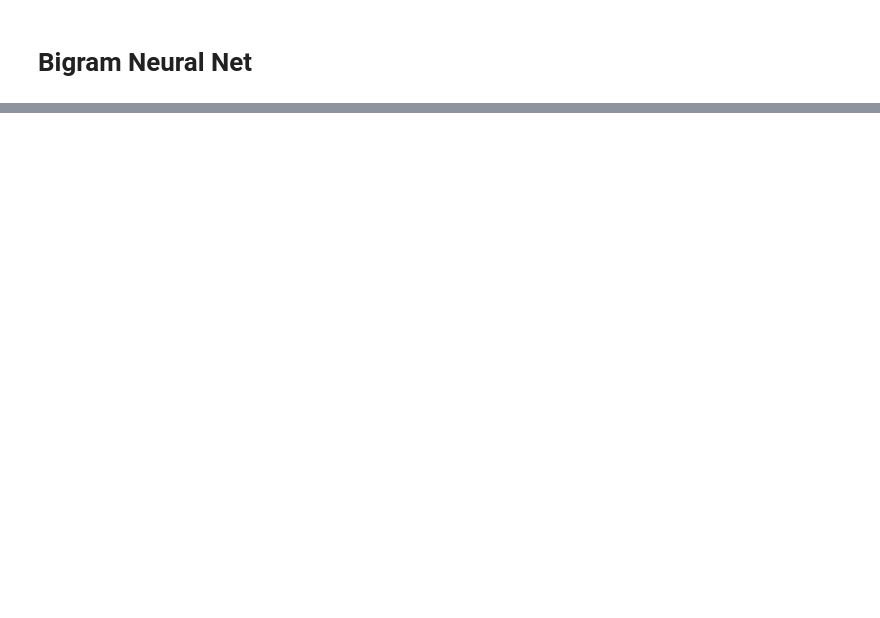
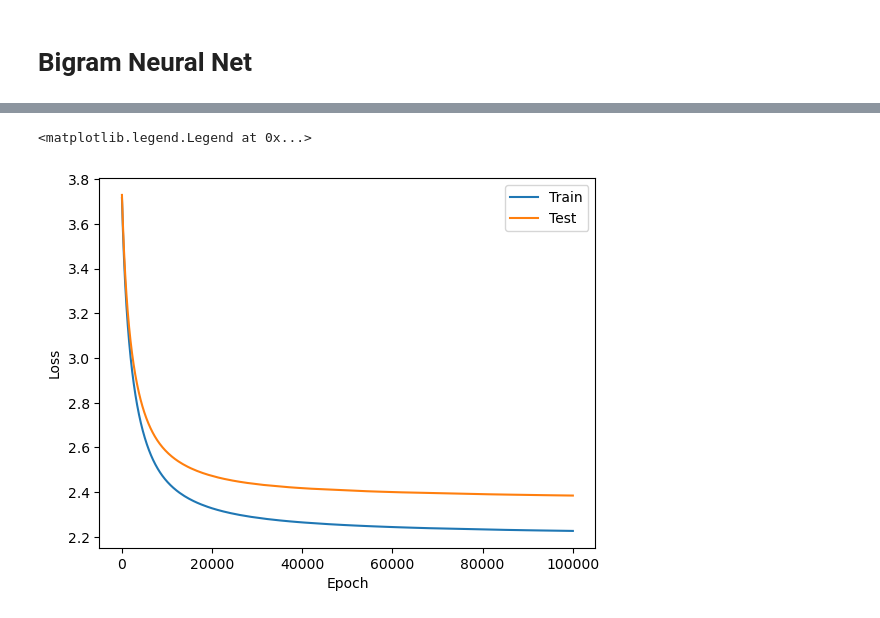
Before and after one commit to mayank-soni/makemore, a Jupyter notebook: makemore.ipynb, the cells around one changed output, grey strips where cells are left out. Saved outputs shown, nothing was run; the diff lists cells and outputs as text; code cells hidden in the pictures; blank space fills up the shorter version.

```diff
--- a/makemore.ipynb
+++ b/makemore.ipynb
@@ -62 +58,3 @@ from src.bigram.bigram import BigramModel
+# %%
+female_names.train_bigrams = Names.to_bigrams(female_names.train)
 # %%
@@ -66,3 +85,6 @@ model.train()
+# %%
+female_names.all_bigrams = Names.to_bigrams(female_names.data)
+model.train(female_names.all_bigrams, female_names.chars)
 # %%
 torch.save(model, ROOT_DIR / "models" / "bigram.pt")
 # %% [markdown]
@@ -192,0 +162,13 @@ plt.plot(loss_history)
+# %%
+# Initialise neural net
+bigram_nnet = BigramNnet([len(DEFAULT_CHARS), len(DEFAULT_CHARS)], alpha=0)
+bigram_nnet.train(
+    x=female_names.x_train,
+    y=female_names.y_train,
+    weights=female_names.weights_train,
+    val_x=female_names.x_test,
+    val_y=female_names.y_test,
+    val_weights=female_names.weights_test,
+    epochs=100000,
+    lr=0.05,
+)
@@ -192,0 +196,10 @@ plt.plot(loss_history)
+# %%
+# Plot the loss history
+plt.plot(bigram_nnet.loss_history["train"], label="Train")
+plt.plot(bigram_nnet.loss_history["test"], label="Test")
+plt.xlabel("Epoch")
+plt.ylabel("Loss")
+plt.legend()
+# %% [output]
+<matplotlib.legend.Legend at 0x...>
+[figure, added]
```
Also changed, not shown: parts of 57 cells of this notebook, 7 other files.
